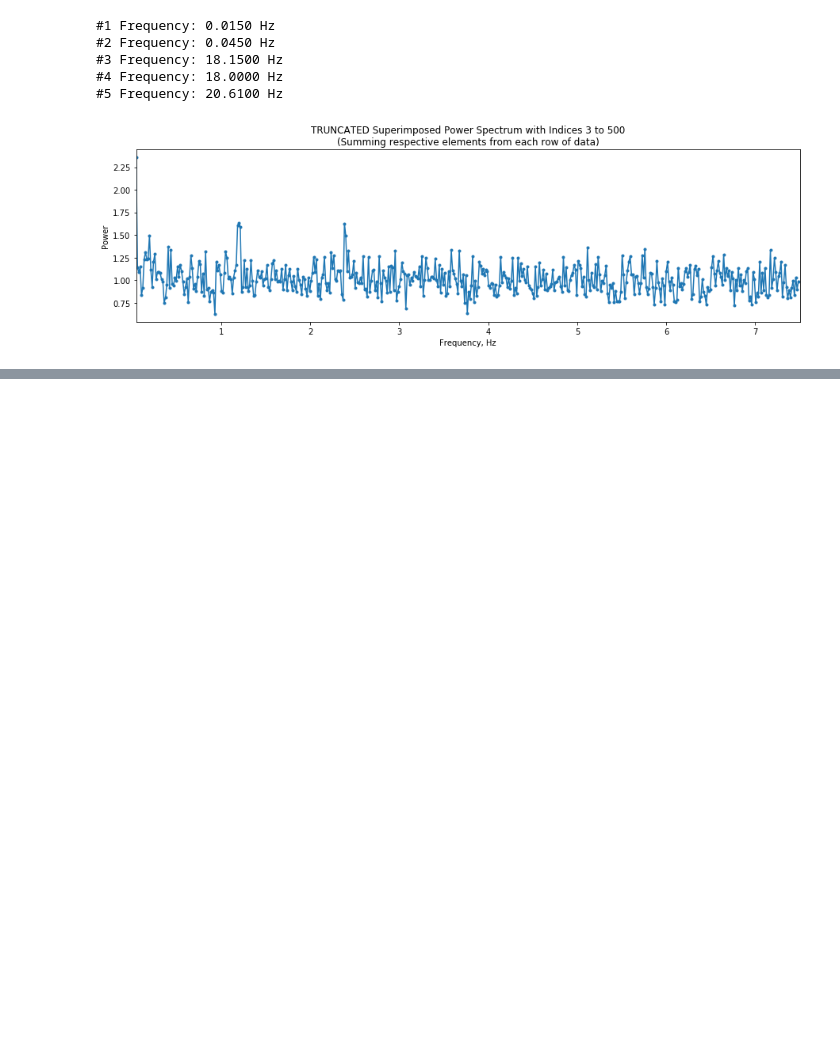
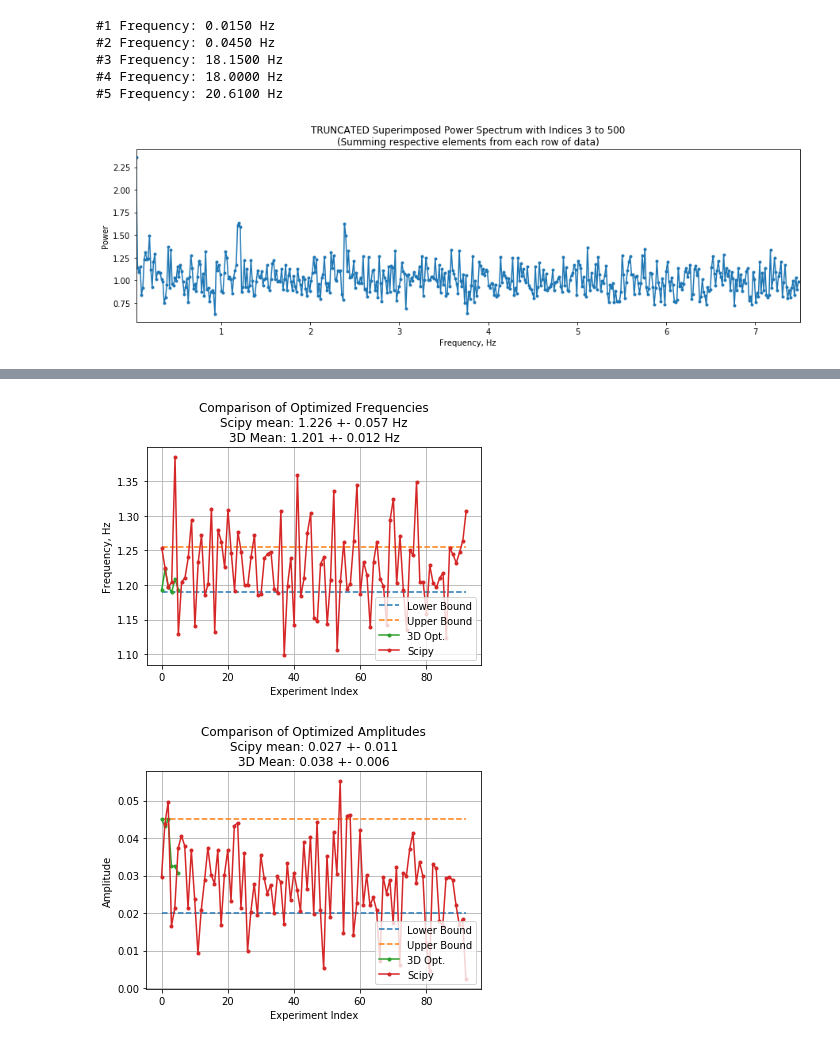
Before and after one commit to garretts-hub/GST_Work, a Jupyter notebook: Drift Analysis for Real Independent Experiment Data.ipynb, the cells around one changed output, grey strips where cells are left out. Saved outputs shown, nothing was run; the diff lists cells and outputs as text; code cells hidden in the pictures; blank space fills up the shorter version.

```diff
--- a/Drift Analysis for Real Independent Experiment Data.ipynb
+++ b/Drift Analysis for Real Independent Experiment Data.ipynb
@@ -198,0 +261,29 @@ if True:
+# %%
+####### Compare the two optimization methods here
+plt.plot([f_range[0]]*len(scipy_f_list), ls='dashed', label='Lower Bound')
+plt.plot([f_range[-1]]*len(scipy_f_list), ls='dashed', label='Upper Bound')
+plt.plot(threeD_f_list, label="3D Opt.", marker='.')
+plt.plot(scipy_f_list, label="Scipy", marker='.')
+plt.xlabel("Experiment Index")
+plt.ylabel("Frequency, Hz")
+plt.title("Comparison of Optimized Frequencies\nScipy mean: {:.3f} +- {:.3f} Hz\n3D Mean: {:.3f} +- {:.3f} Hz".format(
+    mean_scipy_f, sigma_scipy_f, mean_threeD_f, sigma_threeD_f))
+plt.grid()
+plt.legend(loc='lower right')
+plt.show()
+
+
+plt.plot([a_range[0]]*len(scipy_a_list), ls='dashed', label='Lower Bound')
+plt.plot([a_range[-1]]*len(scipy_a_list), ls='dashed', label='Upper Bound')
+plt.plot(threeD_a_list, label="3D Opt.", marker='.')
+plt.plot(scipy_a_list, label="Scipy", marker='.')
+plt.xlabel("Experiment Index")
+plt.ylabel("Amplitude")
+plt.title("Comparison of Optimized Amplitudes\nScipy mean: {:.3f} +- {:.3f}\n3D Mean: {:.3f} +- {:.3f}".format(
+    mean_scipy_a, sigma_scipy_a, mean_threeD_a, sigma_threeD_a))
+plt.grid()
+plt.legend(loc='lower right')
+plt.show()
+# %% [output]
+[figure, added]
+[figure, added]
```
Also changed, not shown: parts of 7 cells of this notebook, 2 other files.
